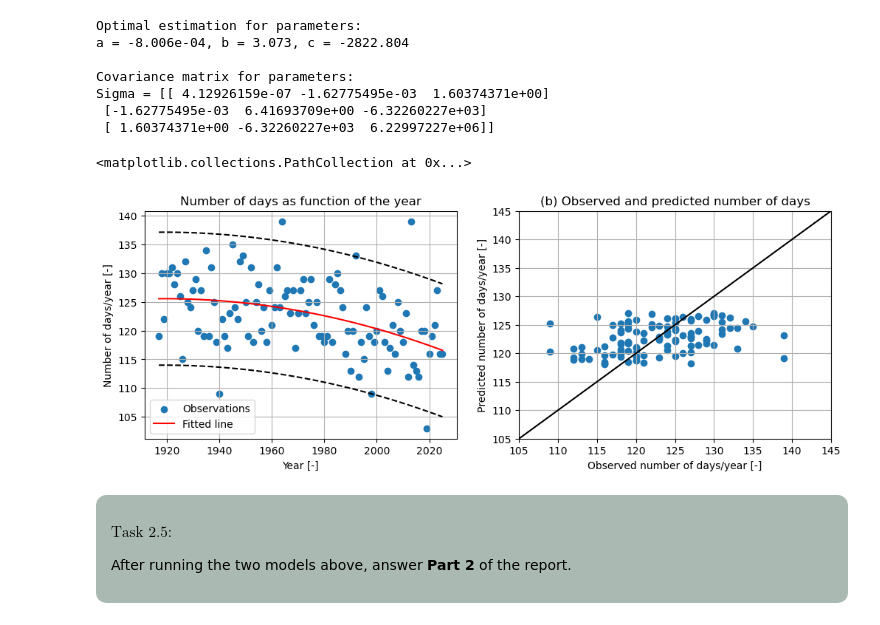
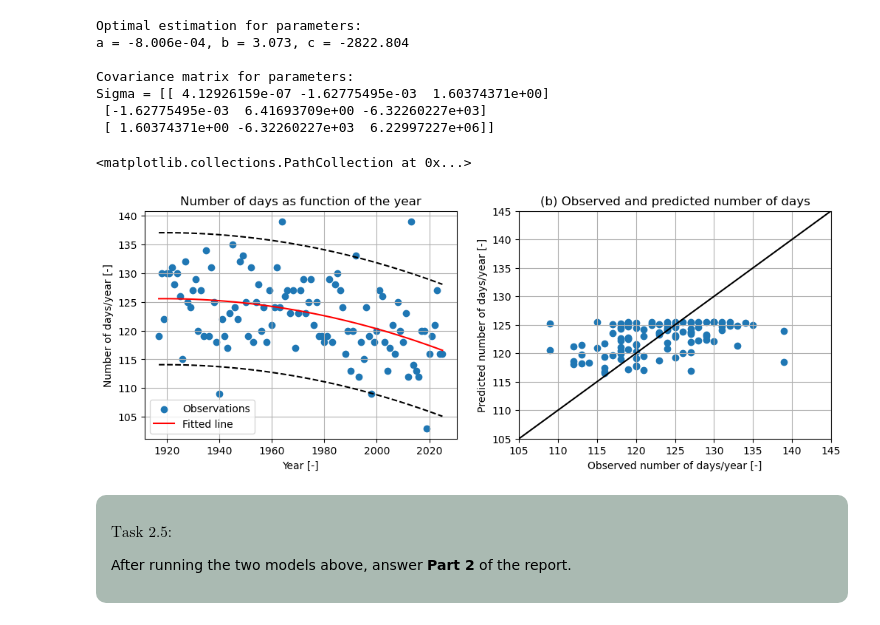
Before and after one commit to MUDE-2025/GA1.1, a Jupyter notebook: analysis.ipynb, the cells around one changed output. Cells and saved outputs as stored; diff of their text form; code cells hidden in the pictures.

```diff
--- a/analysis.ipynb
+++ b/analysis.ipynb
@@ -339,36 +339,36 @@ Sigma = [[ 4.12926159e-07 -1.62775495e-03  1.60374371e+00]
  [ 1.60374371e+00 -6.32260227e+03  6.22997227e+06]]
 # %%
 # calculate confidence intervals 95%
-sd_error = (data[:,1] - line).std()
+sd_error = (data[:,1] - fitted_parabola).std()
 k = sci.norm.ppf(1-0.05/2) * sd_error
 
 ci_low_2 = fitted_parabola - k
 ci_up_2 = fitted_parabola + k
 
 fig, axes = plt.subplots(1, 2,figsize = (12, 4))
 
 #plot
 axes[0].scatter(data[:,0], data[:,1], label = 'Observations')
 axes[0].plot(data[:,0], fitted_parabola, color='r', label='Fitted line')
 axes[0].plot(data[:,0], ci_low_2, '--k')
 axes[0].plot(data[:,0], ci_up_2, '--k')
 axes[0].set_ylabel('Number of days/year [-]')
 axes[0].set_xlabel('Year [-]')
 axes[0].grid()
 axes[0].legend()
 axes[0].set_title('Number of days as function of the year')
 
 # this code plots the values of the regression model against the actual values.
 axes[1].plot([105, 145],[105, 145], color = 'k')
 axes[1].set_xlim([105, 145])
 axes[1].set_ylim([105, 145])
 axes[1].set_ylabel('Predicted number of days/year [-]')
 axes[1].set_xlabel('Observed number of days/year [-]')
 axes[1].grid()
-axes[1].set_title('(b) Observed and predicted number of days');axes[1].scatter(data[:,1], line)
+axes[1].set_title('(b) Observed and predicted number of days');axes[1].scatter(data[:,1], fitted_parabola)
 # %% [output]
 <matplotlib.collections.PathCollection at 0x...>
-[figure, old version]
+[figure, new version]
 # %% [markdown]
 <div style="background-color:#AABAB2; color: black; width:90%; vertical-align: middle; padding:15px; margin: 10px; border-radius: 10px">
 <p>
```
Also changed, not shown: 1 other file.
